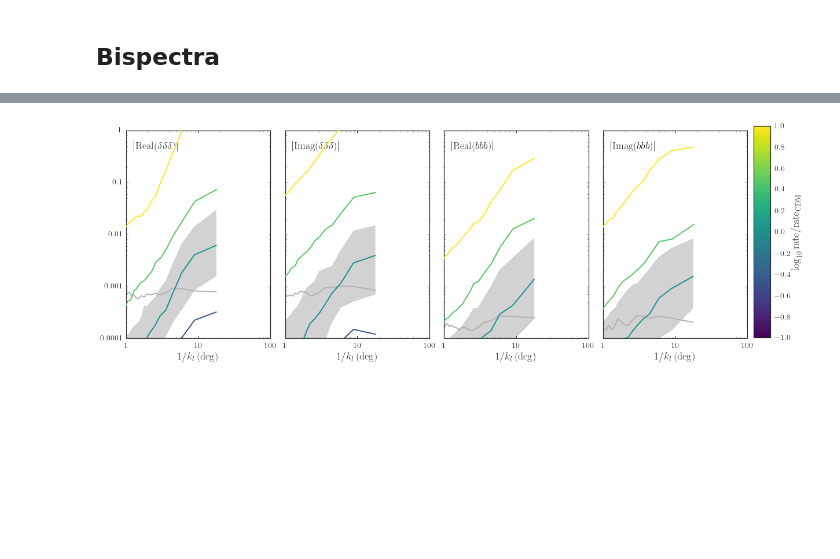
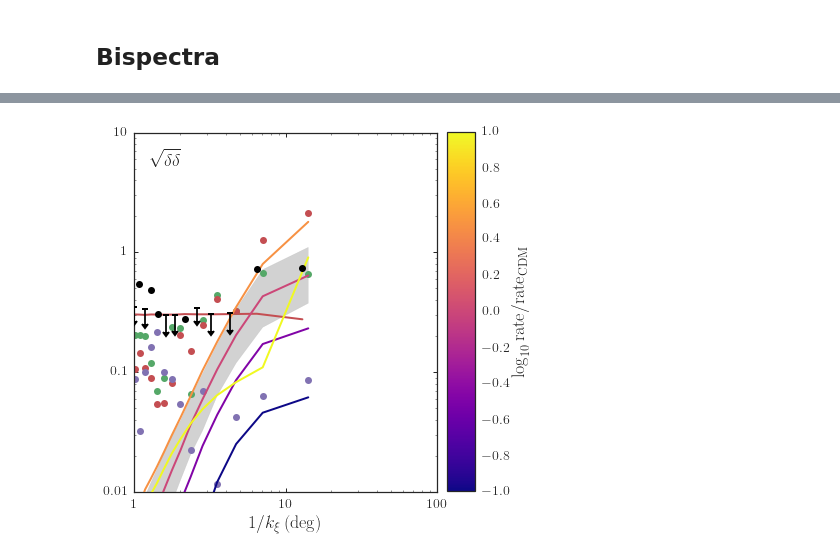
Before and after one commit to jobovy/streamgap-pepper, a Jupyter notebook: StreamPepperAnalysisPal5LikeObserved.ipynb, the cells around one changed output, grey strips where cells are left out. Cells and saved outputs as stored; diff of their text form; code cells hidden in the pictures; blank space fills up the shorter version.

```diff
--- a/StreamPepperAnalysisPal5LikeObserved.ipynb
+++ b/StreamPepperAnalysisPal5LikeObserved.ipynb
@@ -1208,0 +1199,5 @@ else:
+# %%
+xieta_unp= convert_sim_to_pal5obs(xv_unp)
+xieta_1xCDM= convert_sim_to_pal5obs(xv_1xCDM)
+xieta_3xCDM= convert_sim_to_pal5obs(xv_3xCDM)
+xieta_10xCDM= convert_sim_to_pal5obs(xv_10xCDM)
@@ -1209,34 +1250,51 @@ else:
+# %%
+# Compute power spectrum
+def plot_sim_powspec(x,h):
+    import copy
+    tdata= copy.deepcopy(h)
+    pp= Polynomial.fit(x,h,deg=2,w=1./numpy.sqrt(h+1.))
+    tdata/= pp(x)
+    ll= x
+    px, py= signal.csd(tdata,tdata,
+                       fs=1./(ll[1]-ll[0]),scaling=scaling,
+                       nperseg=len(ll))
+    py= py.real
+    px= 1./px
+    py= numpy.sqrt(py*(ll[-1]-ll[0]))
+    loglog(px,py,'o')
 # %%
+basefilename_pal5= os.path.join(os.getenv('DATADIR'),'streamgap-pepper','pal5_multtime')
 bovy_plot.bovy_print(axes_labelsize=18.,xtick_labelsize=14.,ytick_labelsize=14.)
-figsize(16,6)
 cmap= cm.plasma
+minxi= 0.25
+poly_deg= 3
 if save_figures:
-    figsize(12,4.25)
+    figsize(14.5/3.,5.25)
     fig= figure()
-    fig.subplots_adjust(left=0.065,right=0.8875,bottom=0.135,top=0.95,wspace=0.1)
+    fig.subplots_adjust(left=0.1,right=0.75,bottom=0.135,top=0.95,wspace=0.075)
 else:
-    figsize(16,6)
-plot_all_bispectrum(os.path.join(basefilename,'pal5_t64sampling_X5_5-9_dens.dat'),
-                    color=color_from_colormap(0.,cmap,-1,1.,),zorder=8,fill=True,nsim=101,
-                    err_color='0.7')
-plot_all_bispectrum(os.path.join(basefilename,'pal5_t64sampling_X5_cdmp33_5-9_dens.dat'),
-                    color=color_from_colormap(numpy.log10(0.333333333),cmap,-1.,1.),zorder=9,nsim=101,
-                    errs=[None,None])
-plot_all_bispectrum(os.path.join(basefilename,'pal5_t64sampling_X5_cdm3_5-9_dens.dat'),
-                    color=color_from_colormap(numpy.log10(3.),cmap,-1.,1.),zorder=10,nsim=101,
-                    errs=[None,None])
-#plot_all_bispectrum(os.path.join(basefilename,'pal5_t64sampling_X5_cdmp1_5-9_dens.dat'),
-#                    color=color_from_colormap(-1.,cmap,-1.,1.),zorder=9,nsim=None,
-#                    errs=[None,None])
-plot_all_bispectrum(os.path.join(basefilename,'pal5_t64sampling_X5_cdm10_5-9_dens.dat'),
-                    color=color_from_colormap(1.,cmap,-1.,1.),zorder=10,nsim=101,
-                    errs=[None,None])
-set_ranges_and_labels_bispectrum(high=1.)
+    figsize(16/3.,6)
+plot_dens(os.path.join(basefilename_pal5,'pal5_t64sampling_X10_6-9_dens.dat'),
+          poly_deg=poly_deg,
+          color=color_from_colormap(0.,cmap,-1,1.,),zorder=8,fill=True)
+if True:
+    plot_dens(os.path.join(basefilename_pal5,'pal5_t64sampling_X10_cdmp33_6-9_dens.dat'),
+              poly_deg=poly_deg,
+              color=color_from_colormap(numpy.log10(0.333333333),cmap,-1.,1.),zorder=9,err=None)
+    plot_dens(os.path.join(basefilename_pal5,'pal5_t64sampling_X10_cdm3_6-9_dens.dat'),
+              poly_deg=poly_deg,
+              color=color_from_colormap(numpy.log10(3.),cmap,-1.,1.),zorder=10,err=None)
+    plot_dens(os.path.join(basefilename_pal5,'pal5_t64sampling_X10_cdmp1_6-9_dens.dat'),
+              poly_deg=poly_deg,
+              color=color_from_colormap(-1.,cmap,-1.,1.),zorder=9,err=None)
+    plot_dens(os.path.join(basefilename_pal5,'pal5_t64sampling_X10_cdm10_6-9_dens.dat'),
+              poly_deg=poly_deg,
+              color=color_from_colormap(1.,cmap,-1.,1.),zorder=10,err=None)
+plot_dens_data(color='k',zorder=20,poly_deg=poly_deg,minxi=minxi)
+plot_sim_powspec(x,h)
+plot_sim_powspec(x,h1)
+plot_sim_powspec(x,hu)
+set_ranges_and_labels_dens()
 if not save_figures: tight_layout()
-add_colorbar_bispectrum(-1.,1.,r'$\log_{10} \mathrm{rate}/\mathrm{rate}_{\mathrm{CDM}}$',save_figures=save_figures)
-if save_figures:
-    bovy_plot.bovy_end_print(os.path.join(os.getenv('PAPERSDIR'),'2016-stream-stats',
-                                          'pal5like_bispectrum_obs_rate.pdf'))
-else:
-    tight_layout()
+add_colorbar_dens(-1.,1.,r'$\log_{10} \mathrm{rate}/\mathrm{rate}_{\mathrm{CDM}}$',save_figures=save_figures)
 # %% [output]
@@ -1245 +1301 @@ WARNING: Using fewer than 1,000 (842) simulations to compute medians from /Users
-[figure, old version]
+[figure, new version]
```
Also changed, not shown: parts of 49 cells of this notebook.
